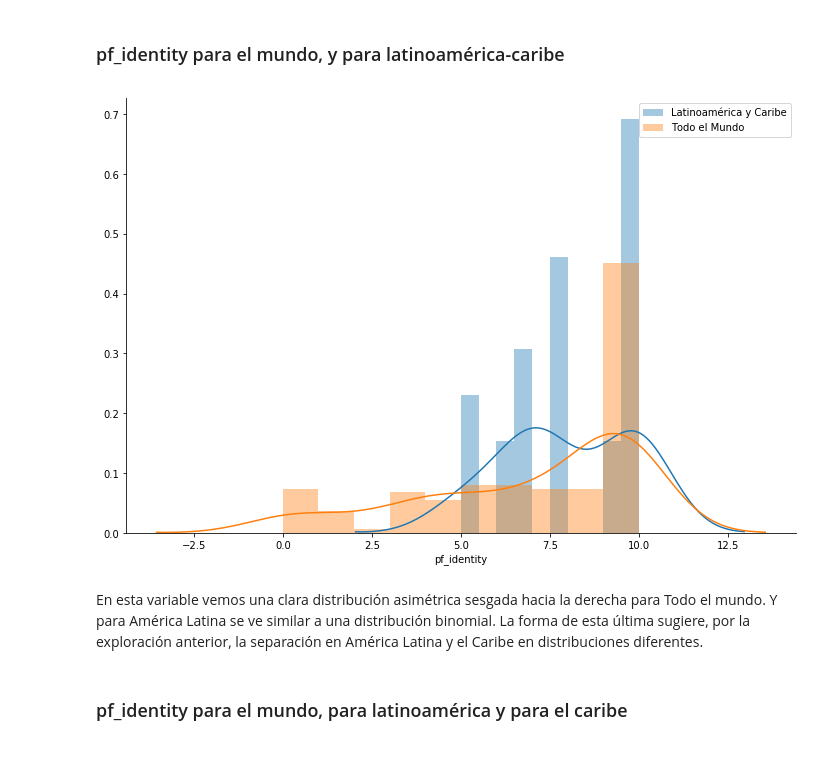
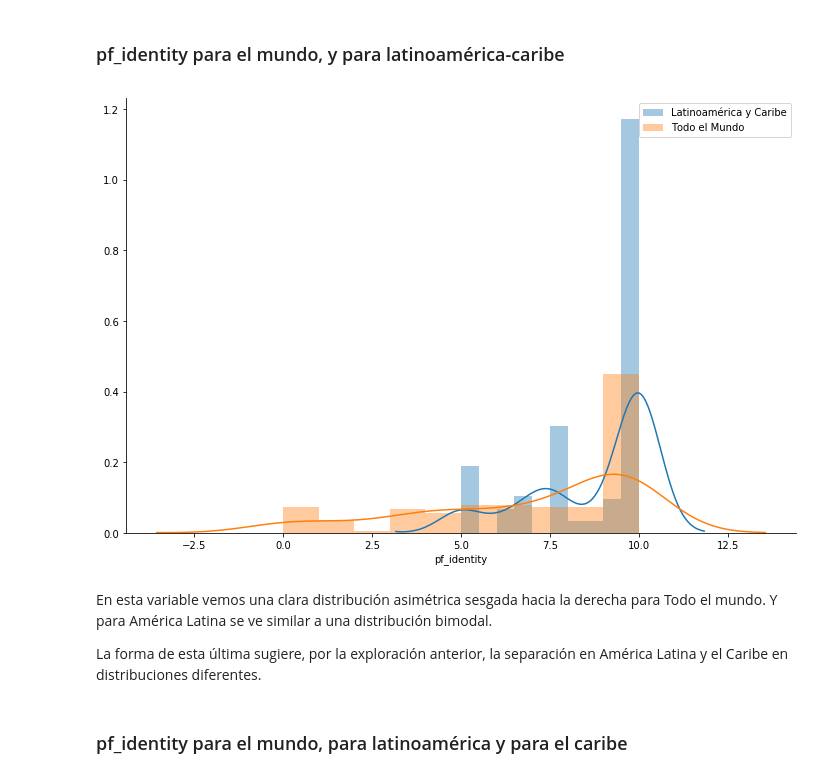
Before and after one commit to kevinsen/diplodatos-ayv-1, a Jupyter notebook: FINAL.ipynb, the cells around one changed output. Saved outputs shown, nothing was run; the diff lists cells and outputs as text; code cells hidden in the pictures.

Commit message:
Add files via upload
Cambios en punto 1.3 - aclaracion sobre comparacion entre las variables
Corrección de error (un dataset que no estaba definido)
Correlación - pairplot agregado

```diff
--- a/FINAL.ipynb
+++ b/FINAL.ipynb
@@ -523,14 +526,18 @@ seaborn.pointplot ( data=dataset, x='year', y='pf_score',
 ### pf_identity para el mundo, y para latinoamérica-caribe
 # %%
 plt.figure(figsize=(12,8))
-seaborn.distplot(latamdataset['pf_identity'].dropna(),bins=10, label='Latinoamérica y Caribe')
+#mz++ latamdataset no existe, lo reemplazo dataset_latam
+#seaborn.distplot(latamdataset['pf_identity'].dropna(),bins=10, label='Latinoamérica y Caribe')
+seaborn.distplot(dataset_latam['pf_identity'].dropna(),bins=10, label='Latinoamérica y Caribe')
+#mz--
 seaborn.distplot(ydataset['pf_identity'].dropna(),bins=10, label='Todo el Mundo')
 plt.legend(bbox_to_anchor=(1, 1))
 seaborn.despine()
 # %% [output]
-[figure, old version]
+[figure, new version]
 # %% [markdown]
-En esta variable vemos una clara distribución asimétrica sesgada hacia la derecha para Todo el mundo. Y para América Latina se ve similar a una distribución binomial.
+En esta variable vemos una clara distribución asimétrica sesgada hacia la derecha para Todo el mundo. Y para América Latina se ve similar a una distribución bimodal.
+
 La forma de esta última sugiere, por la exploración anterior, la separación en América Latina y el Caribe en distribuciones diferentes.
 # %% [markdown]
 ### pf_identity para el mundo, para latinoamérica y para el caribe
```
Also changed, not shown: parts of 32 cells of this notebook.
